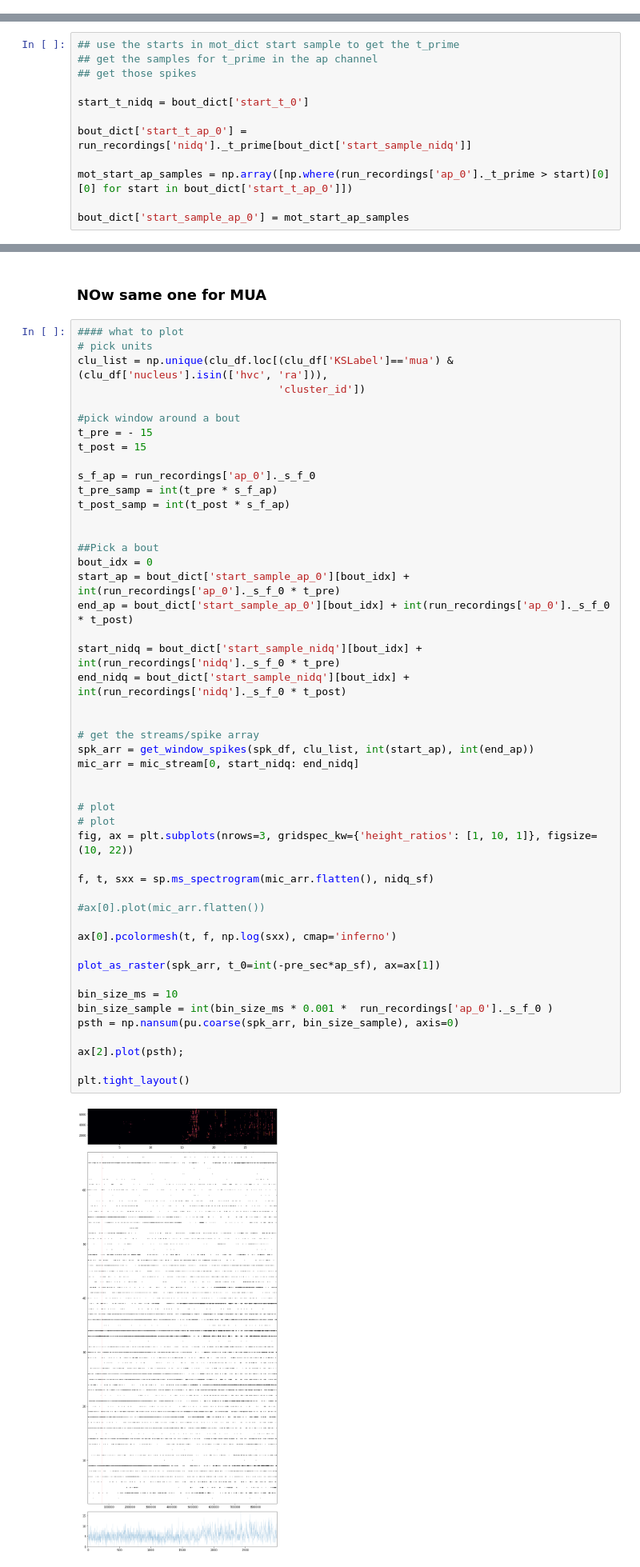
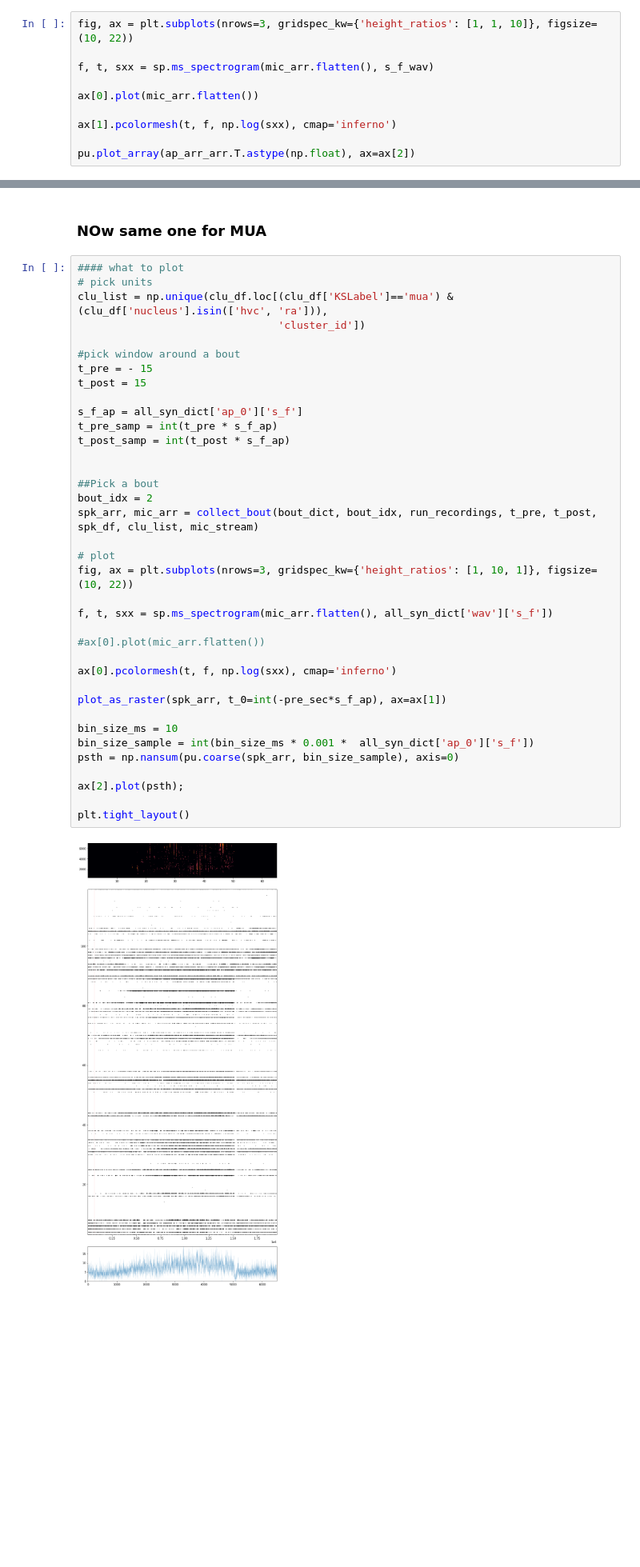
Before and after one commit to zekearneodo/ceciestunepipe, a Jupyter notebook: sglx_pipe-sort_rasters-s_b1253_21-20210614_pouli-dev.ipynb, the cells around one changed output, grey strips where cells are left out. Shown at 80% size. Saved outputs shown, nothing was run; the diff lists cells and outputs as text; blank space fills up the shorter version.

```diff
--- a/sglx_pipe-sort_rasters-s_b1253_21-20210614_pouli-dev.ipynb
+++ b/sglx_pipe-sort_rasters-s_b1253_21-20210614_pouli-dev.ipynb
@@ -851,0 +837,10 @@ plt.plot(clu_df.loc[40, 'main_wav_7']);
+# %%
+fig, ax = plt.subplots(nrows=3, gridspec_kw={'height_ratios': [1, 1, 10]}, figsize=(10, 22))
+
+f, t, sxx = sp.ms_spectrogram(mic_arr.flatten(), s_f_wav)
+
+ax[0].plot(mic_arr.flatten())
+
+ax[1].pcolormesh(t, f, np.log(sxx), cmap='inferno')
+
+pu.plot_array(ap_arr_arr.T.astype(np.float), ax=ax[2])
@@ -878,12 +856,0 @@ bout_dict
-# %%
-## use the starts in mot_dict start sample to get the t_prime
-## get the samples for t_prime in the ap channel
-## get those spikes
-
-start_t_nidq = bout_dict['start_t_0']
-
-bout_dict['start_t_ap_0'] = run_recordings['nidq']._t_prime[bout_dict['start_sample_nidq']]
-
-mot_start_ap_samples = np.array([np.where(run_recordings['ap_0']._t_prime > start)[0][0] for start in bout_dict['start_t_ap_0']])
-
-bout_dict['start_sample_ap_0'] = mot_start_ap_samples
@@ -1113,51 +1047,40 @@ fig.savefig(fig_path+'.eps')
 # pick units
 clu_list = np.unique(clu_df.loc[(clu_df['KSLabel']=='mua') & (clu_df['nucleus'].isin(['hvc', 'ra'])),
                                 'cluster_id'])
 
 #pick window around a bout
 t_pre = - 15
 t_post = 15
 
-s_f_ap = run_recordings['ap_0']._s_f_0
+s_f_ap = all_syn_dict['ap_0']['s_f']
 t_pre_samp = int(t_pre * s_f_ap)
 t_post_samp = int(t_post * s_f_ap)
 
 
 ##Pick a bout
-bout_idx = 0
-start_ap = bout_dict['start_sample_ap_0'][bout_idx] + int(run_recordings['ap_0']._s_f_0 * t_pre)
-end_ap = bout_dict['start_sample_ap_0'][bout_idx] + int(run_recordings['ap_0']._s_f_0 * t_post)
+bout_idx = 2
+spk_arr, mic_arr = collect_bout(bout_dict, bout_idx, run_recordings, t_pre, t_post, spk_df, clu_list, mic_stream)
 
-start_nidq = bout_dict['start_sample_nidq'][bout_idx] + int(run_recordings['nidq']._s_f_0 * t_pre)
-end_nidq = bout_dict['start_sample_nidq'][bout_idx] + int(run_recordings['nidq']._s_f_0 * t_post)
-
-
-# get the streams/spike array
-spk_arr = get_window_spikes(spk_df, clu_list, int(start_ap), int(end_ap))
-mic_arr = mic_stream[0, start_nidq: end_nidq]
-
-
-# plot
 # plot
 fig, ax = plt.subplots(nrows=3, gridspec_kw={'height_ratios': [1, 10, 1]}, figsize=(10, 22))
 
-f, t, sxx = sp.ms_spectrogram(mic_arr.flatten(), nidq_sf)
+f, t, sxx = sp.ms_spectrogram(mic_arr.flatten(), all_syn_dict['wav']['s_f'])
 
 #ax[0].plot(mic_arr.flatten())
 
 ax[0].pcolormesh(t, f, np.log(sxx), cmap='inferno')
 
-plot_as_raster(spk_arr, t_0=int(-pre_sec*ap_sf), ax=ax[1])
+plot_as_raster(spk_arr, t_0=int(-pre_sec*s_f_ap), ax=ax[1])
 
 bin_size_ms = 10
-bin_size_sample = int(bin_size_ms * 0.001 *  run_recordings['ap_0']._s_f_0 )
+bin_size_sample = int(bin_size_ms * 0.001 *  all_syn_dict['ap_0']['s_f'])
 psth = np.nansum(pu.coarse(spk_arr, bin_size_sample), axis=0)
 
 ax[2].plot(psth);
 
 plt.tight_layout()
 # %% [output]
-[figure, old version]
+[figure, new version]
 # %%
 fig_path = os.path.join(exp_struct['folders']['derived'], 'bout_1_raster_mua')
 fig.savefig(fig_path+'.png')
```
Also changed, not shown: parts of 212 cells of this notebook, 16 other files.
